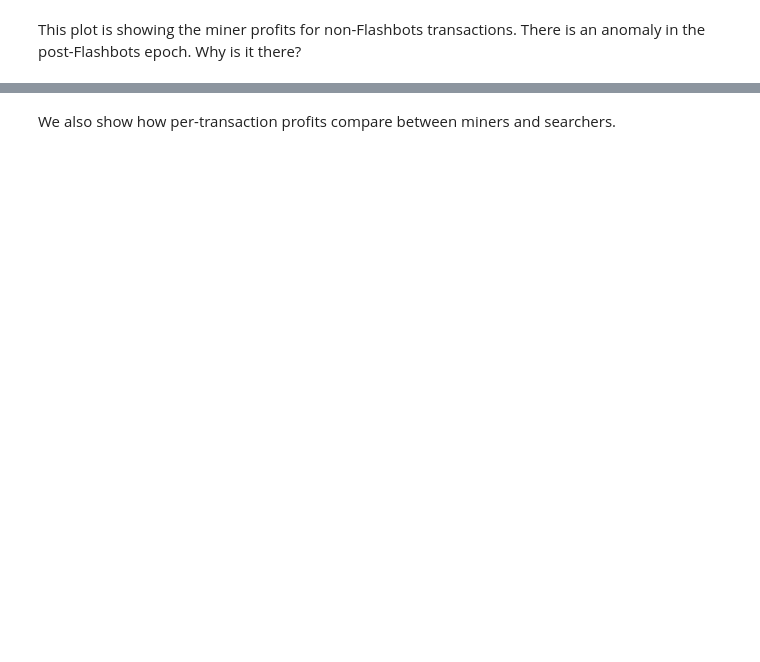
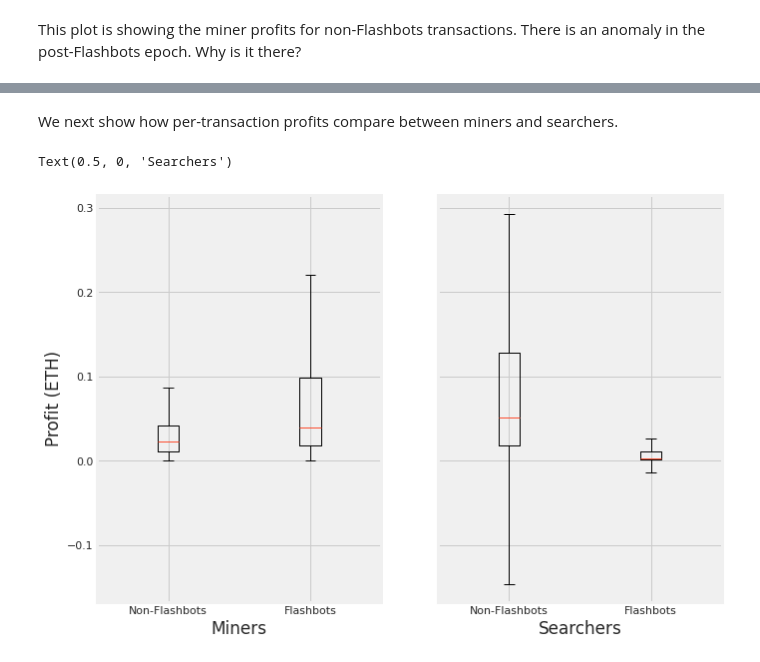
Before and after one commit to a-flashbot-in-the-pan/a-flashbot-in-the-pan, a Jupyter notebook: FlashbotsAnalysis.ipynb, the cells around one changed output, grey strips where cells are left out. Saved outputs shown, nothing was run; the diff lists cells and outputs as text; code cells hidden in the pictures; blank space fills up the shorter version.

```diff
--- a/FlashbotsAnalysis.ipynb
+++ b/FlashbotsAnalysis.ipynb
@@ -330,2 +330,2 @@ plt.show()
 # %% [markdown]
-We also show how per-transaction profits compare between miners and searchers.
+We next show how per-transaction profits compare between miners and searchers.
@@ -331,0 +334,18 @@ We also show how per-transaction profits compare between miners and searchers.
+# %%
+plt.style.use('fivethirtyeight')
+fig, ax = plt.subplots(1, 2, figsize=(10, 7), sharey=True)
+fig.patch.set_facecolor('white')
+
+miner_profits = [non_fb_miner_after_df.cost_eth, fb_miner_after_df.cost_eth]
+searcher_profits = [non_fb_miner_after_df.profit_eth, fb_miner_after_df.profit_eth]
+profit_labels = ["Non-Flashbots", "Flashbots"]
+
+ax[0].boxplot(x=miner_profits, notch=False, sym='', labels=miner_profit_labels)
+ax[1].boxplot(x=searcher_profits, notch=False, sym='', labels=miner_profit_labels)
+
+ax[0].set_ylabel("Profit (ETH)")
+ax[0].set_xlabel("Miners")
+ax[1].set_xlabel("Searchers")
+# %% [output]
+Text(0.5, 0, 'Searchers')
+[figure, added]
```
Also changed, not shown: parts of 15 cells of this notebook.
